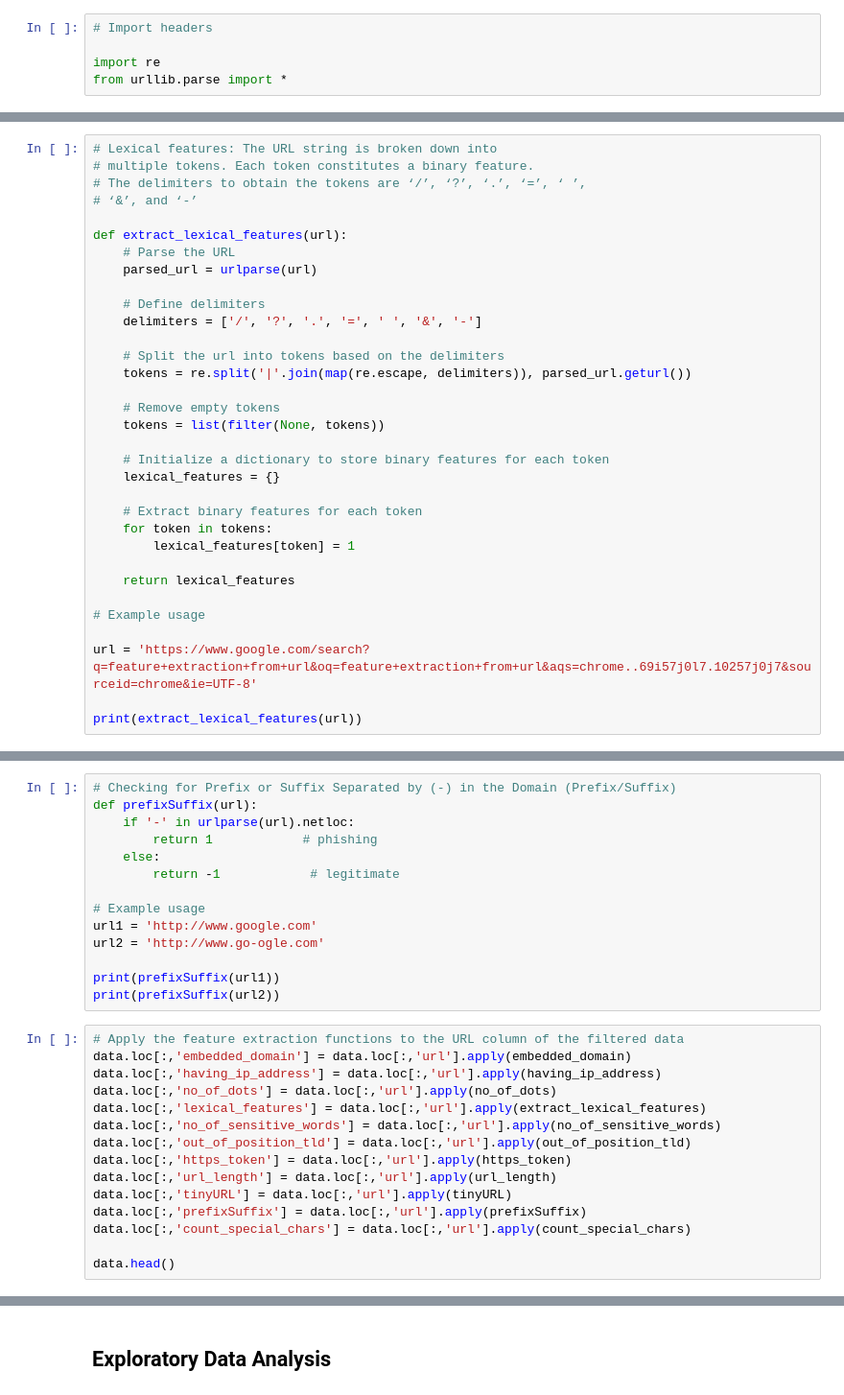
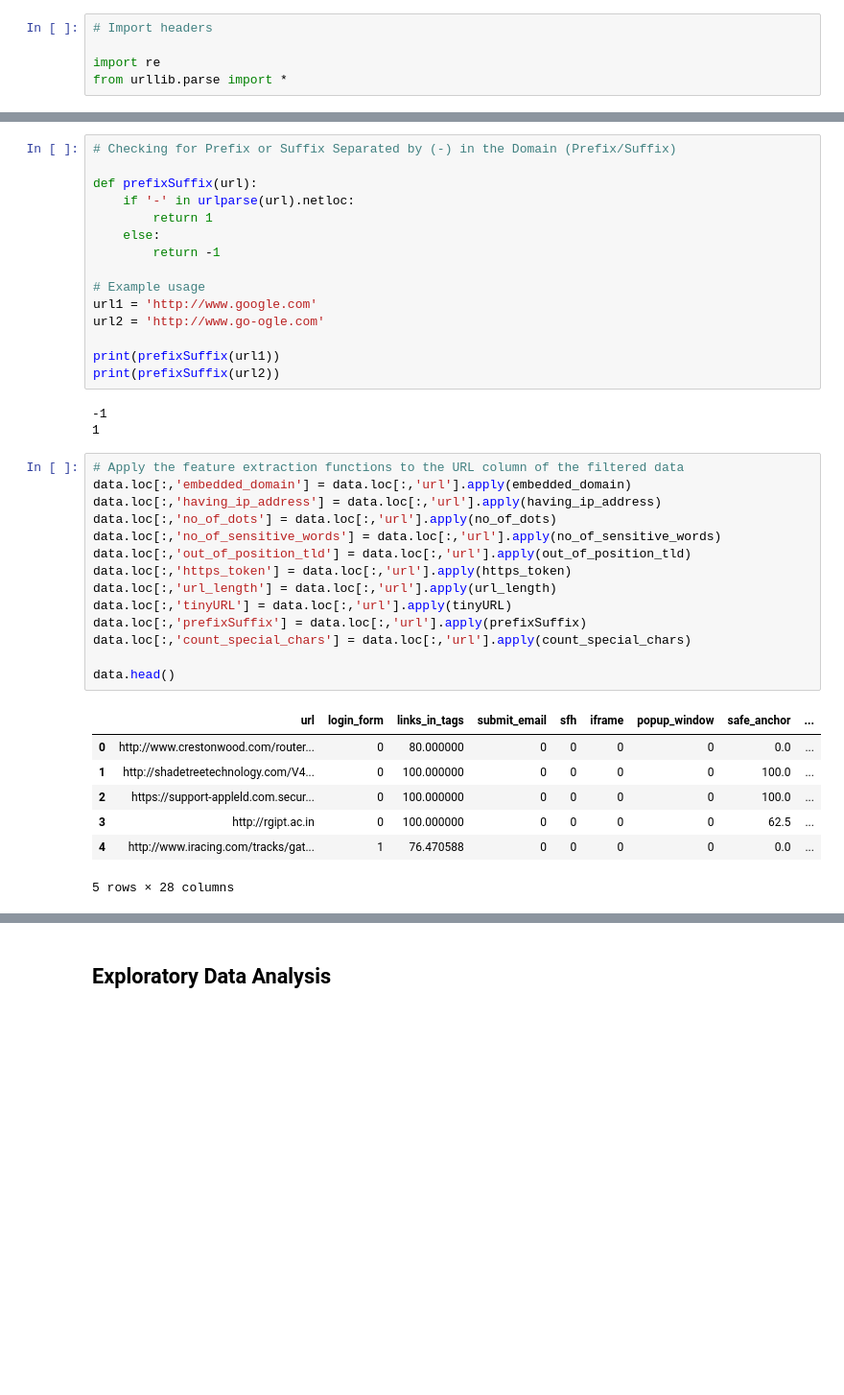
Before and after one commit to mit-riya/Phishing-URL-Detection, a Jupyter notebook: data_preprocessing.ipynb, the cells around one changed output, grey strips where cells are left out. Shown at 96% size. Saved outputs shown, nothing was run; the diff lists cells and outputs as text; blank space fills up the shorter version.

```diff
--- a/data_preprocessing.ipynb
+++ b/data_preprocessing.ipynb
@@ -147,36 +278,3 @@ print(count_special_chars(url))
-# %%
-# Lexical features: The URL string is broken down into
-# multiple tokens. Each token constitutes a binary feature.
-# The delimiters to obtain the tokens are ‘/’, ‘?’, ‘.’, ‘=’, ‘ ’,
-# ‘&’, and ‘-’
-
-def extract_lexical_features(url):
-    # Parse the URL
-    parsed_url = urlparse(url)
-
-    # Define delimiters
-    delimiters = ['/', '?', '.', '=', ' ', '&', '-']
-
-    # Split the url into tokens based on the delimiters
-    tokens = re.split('|'.join(map(re.escape, delimiters)), parsed_url.geturl())
-
-    # Remove empty tokens
-    tokens = list(filter(None, tokens))
-
-    # Initialize a dictionary to store binary features for each token
-    lexical_features = {}
-
-    # Extract binary features for each token
-    for token in tokens:
-        lexical_features[token] = 1
-
-    return lexical_features
-
-# Example usage
-
-url = 'https://www.google.com/search?q=feature+extraction+from+url&oq=feature+extraction+from+url&aqs=chrome..69i57j0l7.10257j0j7&sourceid=chrome&ie=UTF-8'
-
-print(extract_lexical_features(url))
 # %%
 # Number of sensitive words in URL: In (Garera et al., 2007),
 # Garera et al summarized a set of eight sensitive words that
@@ -266,10 +378,11 @@ print(tinyURL(url2))
 # %%
 # Checking for Prefix or Suffix Separated by (-) in the Domain (Prefix/Suffix)
+
 def prefixSuffix(url):
     if '-' in urlparse(url).netloc:
-        return 1            # phishing
+        return 1
     else:
-        return -1            # legitimate
+        return -1
 
 # Example usage
 url1 = 'http://www.google.com'
@@ -277,21 +390,31 @@ url2 = 'http://www.go-ogle.com'
 
 print(prefixSuffix(url1))
 print(prefixSuffix(url2))
+# %% [output]
+-1
+1
 # %%
 # Apply the feature extraction functions to the URL column of the filtered data
 data.loc[:,'embedded_domain'] = data.loc[:,'url'].apply(embedded_domain)
 data.loc[:,'having_ip_address'] = data.loc[:,'url'].apply(having_ip_address)
 data.loc[:,'no_of_dots'] = data.loc[:,'url'].apply(no_of_dots)
-data.loc[:,'lexical_features'] = data.loc[:,'url'].apply(extract_lexical_features)
 data.loc[:,'no_of_sensitive_words'] = data.loc[:,'url'].apply(no_of_sensitive_words)
 data.loc[:,'out_of_position_tld'] = data.loc[:,'url'].apply(out_of_position_tld)
 data.loc[:,'https_token'] = data.loc[:,'url'].apply(https_token)
 data.loc[:,'url_length'] = data.loc[:,'url'].apply(url_length)
 data.loc[:,'tinyURL'] = data.loc[:,'url'].apply(tinyURL)
 data.loc[:,'prefixSuffix'] = data.loc[:,'url'].apply(prefixSuffix)
 data.loc[:,'count_special_chars'] = data.loc[:,'url'].apply(count_special_chars)
 
 data.head()
+# %% [output]
+|  | url | login_form | links_in_tags | submit_email | sfh | iframe | popup_window | safe_anchor | ... |
+| 0 | http://www.crestonwood.com/router... | 0 | 80.000000 | 0 | 0 | 0 | 0 | 0.0 | ... |
+| 1 | http://shadetreetechnology.com/V4... | 0 | 100.000000 | 0 | 0 | 0 | 0 | 100.0 | ... |
+| 2 | https://support-appleld.com.secur... | 0 | 100.000000 | 0 | 0 | 0 | 0 | 100.0 | ... |
+| 3 | http://rgipt.ac.in | 0 | 100.000000 | 0 | 0 | 0 | 0 | 62.5 | ... |
+| 4 | http://www.iracing.com/tracks/gat... | 1 | 76.470588 | 0 | 0 | 0 | 0 | 0.0 | ... |
+5 rows × 28 columns
 # %%
 # Removing column 'status' and appending it to the end ('status' tells us the actual category of the url - ligitimate or phishing)
 status = data.pop('status')
```
Also changed, not shown: parts of 36 cells of this notebook.
